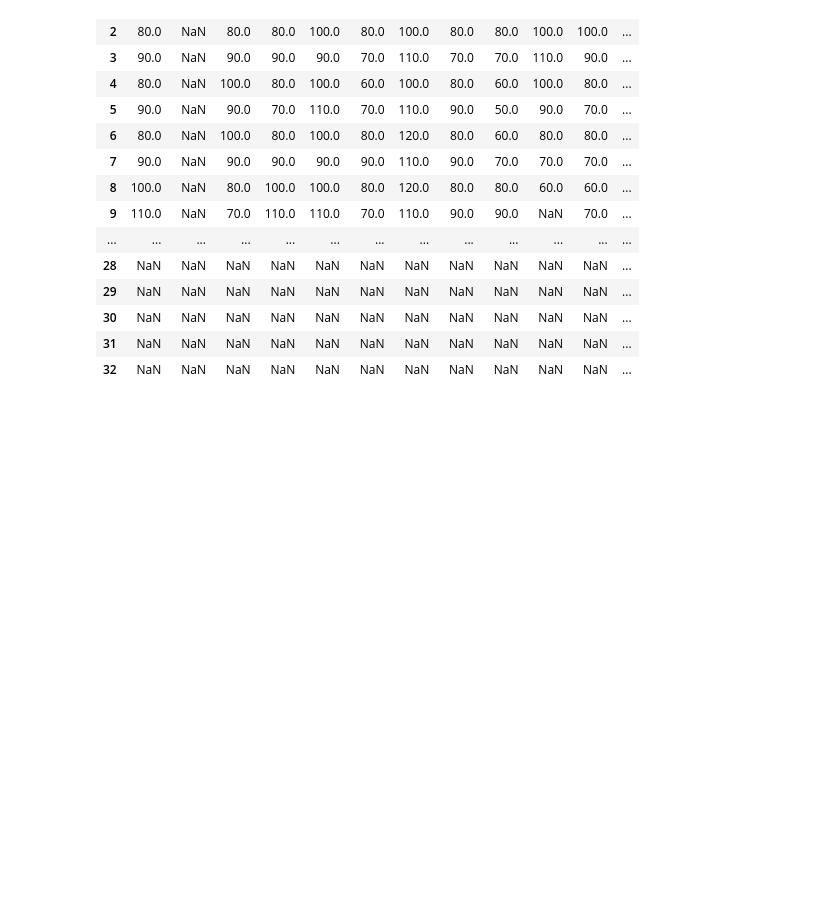
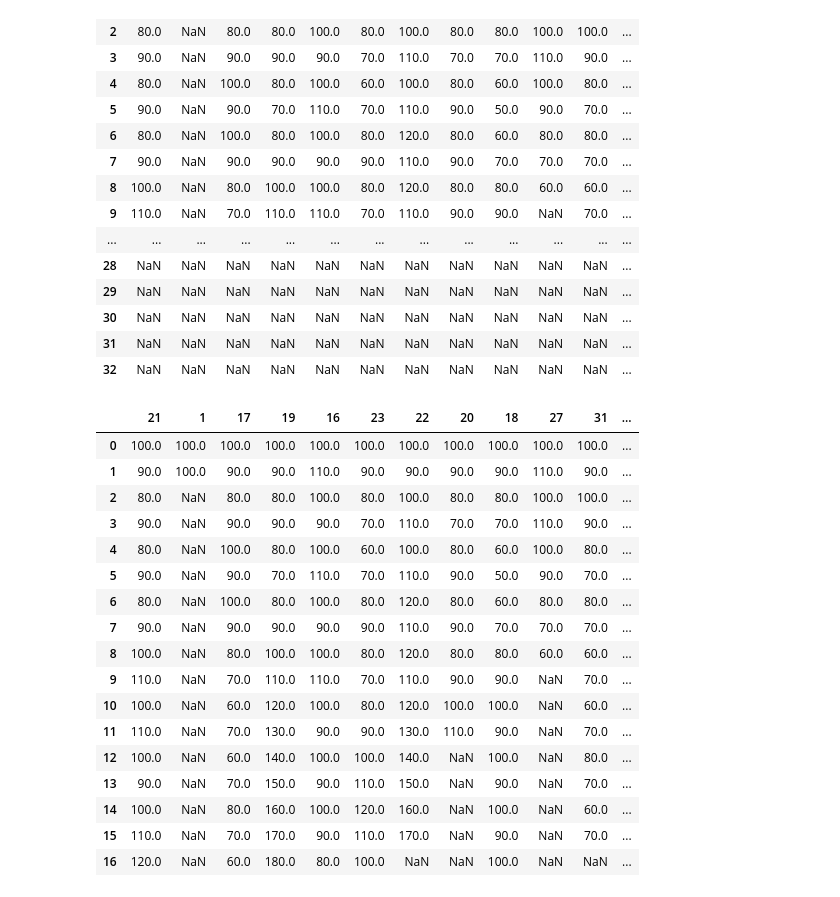
Before and after one commit to harena-lab/harena-analytics, a Jupyter notebook: resources/ZumbiVenom/analysis/analise-ferias-no-museu.ipynb, the cells around one changed output. Saved outputs shown, nothing was run; the diff lists cells and outputs as text; code cells hidden in the pictures; blank space fills up the shorter version.

Commit message:
miss and hit tables

```diff
--- a/resources/ZumbiVenom/analysis/analise-ferias-no-museu.ipynb
+++ b/resources/ZumbiVenom/analysis/analise-ferias-no-museu.ipynb
@@ -167,6 +167,10 @@ user_points_session_11_07 = users_points_history(session_11_07_track)
 for k in user_points_session_11_07:
     if user_points_session_11_07[k][0] != 100:
         user_points_session_11_07[k].insert(0, 100)
+# %%
+# Dividindo rodadas do usuário 17 e 26
+user_points_session_11_07[15] = user_points_session_11_07[17][17:]
+user_points_session_11_07[25] = user_points_session_11_07[26][17:]
 # %%
 user_points_session_11_07 = dic_to_dataFrames(user_points_session_11_07)
 user_points_session_11_07
@@ -188,3 +192,25 @@ user_points_session_11_07
 | 30 | NaN | NaN | NaN | NaN | NaN | NaN | NaN | NaN | NaN | NaN | NaN | ... |
 | 31 | NaN | NaN | NaN | NaN | NaN | NaN | NaN | NaN | NaN | NaN | NaN | ... |
 | 32 | NaN | NaN | NaN | NaN | NaN | NaN | NaN | NaN | NaN | NaN | NaN | ... |
+# %%
+user_points_session_11_07 = user_points_session_11_07[:][:17]
+user_points_session_11_07
+# %% [output]
+|  | 21 | 1 | 17 | 19 | 16 | 23 | 22 | 20 | 18 | 27 | 31 | ... |
+| 0 | 100.0 | 100.0 | 100.0 | 100.0 | 100.0 | 100.0 | 100.0 | 100.0 | 100.0 | 100.0 | 100.0 | ... |
+| 1 | 90.0 | 100.0 | 90.0 | 90.0 | 110.0 | 90.0 | 90.0 | 90.0 | 90.0 | 110.0 | 90.0 | ... |
+| 2 | 80.0 | NaN | 80.0 | 80.0 | 100.0 | 80.0 | 100.0 | 80.0 | 80.0 | 100.0 | 100.0 | ... |
+| 3 | 90.0 | NaN | 90.0 | 90.0 | 90.0 | 70.0 | 110.0 | 70.0 | 70.0 | 110.0 | 90.0 | ... |
+| 4 | 80.0 | NaN | 100.0 | 80.0 | 100.0 | 60.0 | 100.0 | 80.0 | 60.0 | 100.0 | 80.0 | ... |
+| 5 | 90.0 | NaN | 90.0 | 70.0 | 110.0 | 70.0 | 110.0 | 90.0 | 50.0 | 90.0 | 70.0 | ... |
+| 6 | 80.0 | NaN | 100.0 | 80.0 | 100.0 | 80.0 | 120.0 | 80.0 | 60.0 | 80.0 | 80.0 | ... |
+| 7 | 90.0 | NaN | 90.0 | 90.0 | 90.0 | 90.0 | 110.0 | 90.0 | 70.0 | 70.0 | 70.0 | ... |
+| 8 | 100.0 | NaN | 80.0 | 100.0 | 100.0 | 80.0 | 120.0 | 80.0 | 80.0 | 60.0 | 60.0 | ... |
+| 9 | 110.0 | NaN | 70.0 | 110.0 | 110.0 | 70.0 | 110.0 | 90.0 | 90.0 | NaN | 70.0 | ... |
+| 10 | 100.0 | NaN | 60.0 | 120.0 | 100.0 | 80.0 | 120.0 | 100.0 | 100.0 | NaN | 60.0 | ... |
+| 11 | 110.0 | NaN | 70.0 | 130.0 | 90.0 | 90.0 | 130.0 | 110.0 | 90.0 | NaN | 70.0 | ... |
+| 12 | 100.0 | NaN | 60.0 | 140.0 | 100.0 | 100.0 | 140.0 | NaN | 100.0 | NaN | 80.0 | ... |
+| 13 | 90.0 | NaN | 70.0 | 150.0 | 90.0 | 110.0 | 150.0 | NaN | 90.0 | NaN | 70.0 | ... |
+| 14 | 100.0 | NaN | 80.0 | 160.0 | 100.0 | 120.0 | 160.0 | NaN | 100.0 | NaN | 60.0 | ... |
+| 15 | 110.0 | NaN | 70.0 | 170.0 | 90.0 | 110.0 | 170.0 | NaN | 90.0 | NaN | 70.0 | ... |
+| 16 | 120.0 | NaN | 60.0 | 180.0 | 80.0 | 100.0 | NaN | NaN | 100.0 | NaN | NaN | ... |
```
Also changed, not shown: parts of 16 cells of this notebook.
